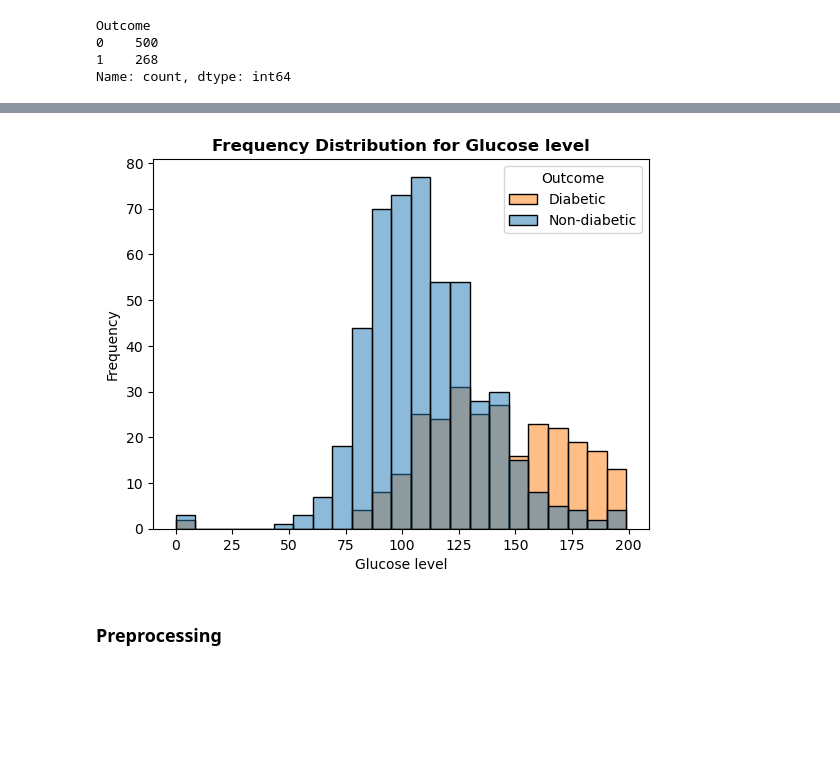
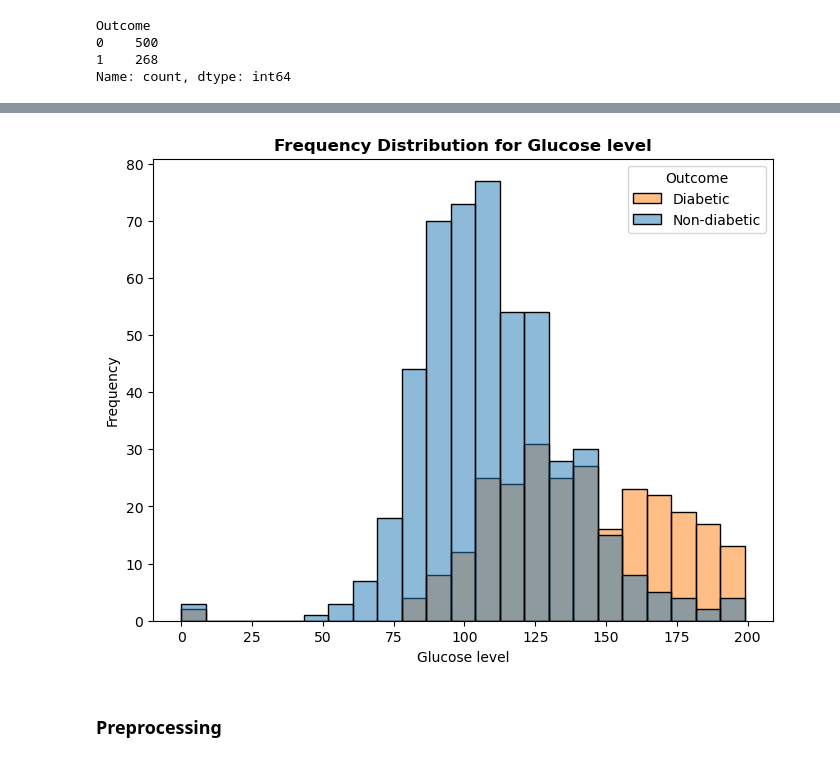
Before and after one commit to nirmit27/diabetes-prediction, a Jupyter notebook: diabetes-prediction.ipynb, the cells around one changed output, grey strips where cells are left out. Saved outputs shown, nothing was run; the diff lists cells and outputs as text; code cells hidden in the pictures; blank space fills up the shorter version.

```diff
--- a/diabetes-prediction.ipynb
+++ b/diabetes-prediction.ipynb
@@ -66,18 +64,19 @@ df.groupby("Outcome").mean()
 | 0 | 3.298000 | 109.980000 | 68.184000 | 19.664000 | 68.792000 | 30.304200 | 0.429734 | 31.190000 |
 | 1 | 4.865672 | 141.257463 | 70.824627 | 22.164179 | 100.335821 | 35.142537 | 0.550500 | 37.067164 |
 # %%
-with pd.option_context('mode.use_inf_as_na', True):
-    sns.histplot(data=df, x="Glucose", hue="Outcome")
+plt.figure(figsize=(8, 6))
 
-    plt.title("Frequency Distribution for Glucose level", fontweight="bold")
-    plt.xlabel("Glucose level")
-    plt.ylabel("Frequency")
+sns.histplot(data=df, x="Glucose", hue="Outcome")
 
-    plt.legend(title="Outcome", labels=["Diabetic", "Non-diabetic"])
+plt.title("Frequency Distribution for Glucose level", fontweight="bold")
+plt.xlabel("Glucose level")
+plt.ylabel("Frequency")
 
-    plt.show()
+plt.legend(title="Outcome", labels=["Diabetic", "Non-diabetic"])
+
+plt.show()
 # %% [output]
-[figure, old version]
+[figure, new version]
 # %% [markdown]
 ### Preprocessing
 # %%
```
Also changed, not shown: parts of 1 cell of this notebook.
